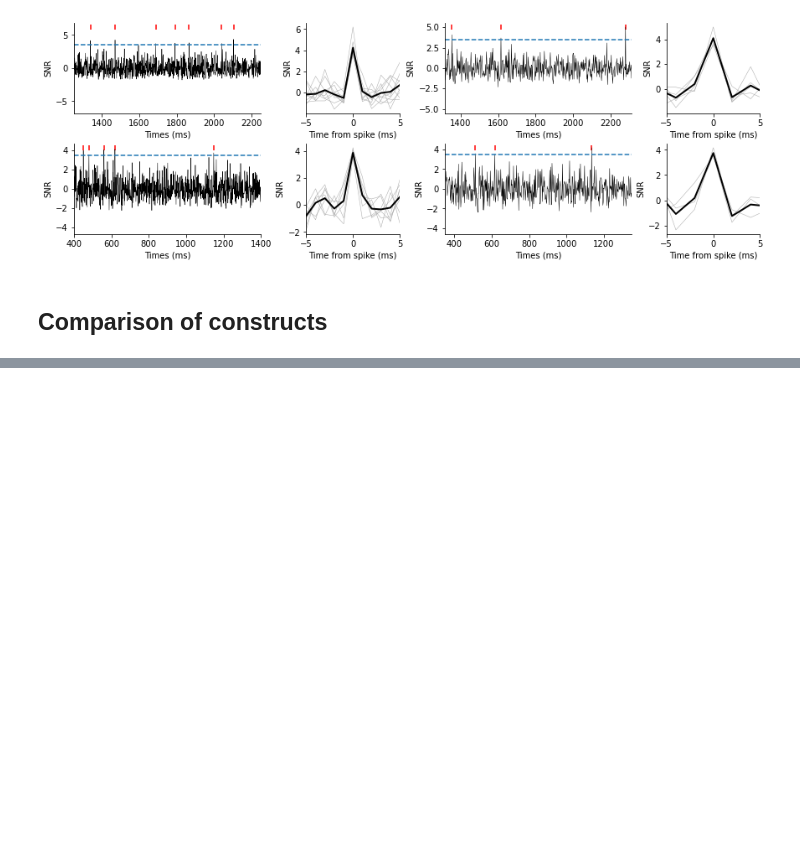
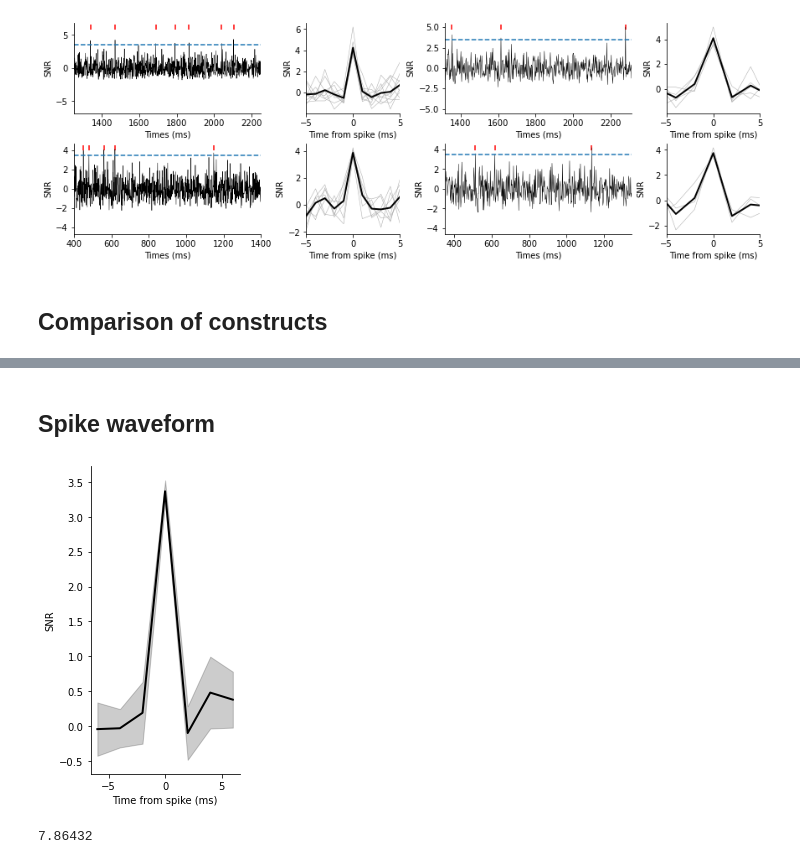
Before and after one commit to cantin-ortiz/cajal_voltage_imaging, a Jupyter notebook: figures_presentation.ipynb, the cells around one changed output, grey strips where cells are left out. Cells and saved outputs as stored; diff of their text form; code cells hidden in the pictures; blank space fills up the shorter version.

```diff
--- a/figures_presentation.ipynb
+++ b/figures_presentation.ipynb
@@ -214,0 +291,40 @@ plt.savefig('VR_TR.png', dpi = 300)
+# %% [markdown]
+## Spike waveform
+# %%
+plt.figure(figsize = (3,5), tight_layout = 3)
+mat_STA = np.zeros(shape = (len(peaks), 2*half_window_STA + 1))
+keep_row = np.ones(len(peaks), dtype = 'bool')
+for i,p in enumerate(peaks):
+    vect = signal_SNR[p-half_window_STA:p+half_window_STA+1]
+    if len(vect) == 2*half_window_STA + 1:
+        mat_STA[i,0:len(vect)] = vect
+    else:
+        keep_row[i] = False
+mat_STA = mat_STA[keep_row,:]
+ts = np.linspace(-half_window_STA/fs, half_window_STA/fs, num = mat_STA.shape[1])
+mval = np.mean(mat_STA, axis = 0)
+plt.plot(ts,mat_STA.T, c = 'darkgray', linewidth = 0.5)
+plt.plot(ts,mval, c = 'black', linewidth = 2)
+plt.xlabel('Time from spike (ms)')
+plt.ylabel('SNR')
+plt.gca().spines['top'].set_visible(False)
+plt.gca().spines['right'].set_visible(False)
+plt.savefig('figure_method_07.png', dpi = 300)
+plt.close()
+
+plt.figure(figsize = (3,5), tight_layout = 3)
+plt.plot(ts,mval, c = 'black', linewidth = 2)
+# std = np.std(mat_STA, axis = 0)
+std = sem(mat_STA, axis = 0)
+plt.fill_between(ts, mval - std, mval + std, alpha = 0.2, color = 'black')
+plt.xlabel('Time from spike (ms)')
+plt.ylabel('SNR')
+plt.gca().spines['top'].set_visible(False)
+plt.gca().spines['right'].set_visible(False)
+plt.savefig('figure_method_08.png', dpi = 300)
+# %% [output]
+[figure, added]
+# %%
+30*512*512/1e6
+# %% [output]
+7.86432
```
Also changed, not shown: parts of 11 cells of this notebook, 2 other files.
